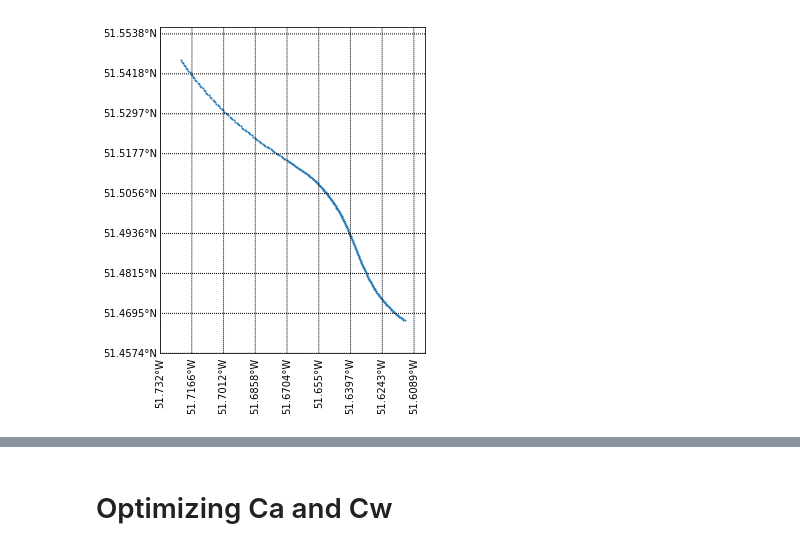
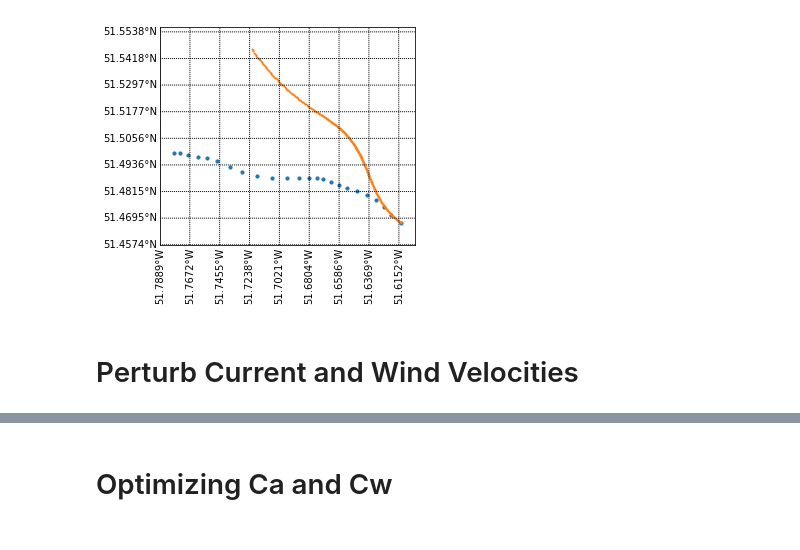
Before and after one commit to jmunroe/IceDEF, a Jupyter notebook: notebooks/ensemble.ipynb, the cells around one changed output, grey strips where cells are left out. Saved outputs shown, nothing was run; the diff lists cells and outputs as text; code cells hidden in the pictures.

Commit message:
added section on perturbing wind and current velocities

```diff
--- a/notebooks/ensemble.ipynb
+++ b/notebooks/ensemble.ipynb
@@ -24,4 +20,6 @@ tc.plot_track(sizes=10)
 # %%
-fig, ax = sim.results.plot(['default'])
+fig, ax = sim.results.plot(['reference', 'default'], sizes=[10, 1])
 # %% [output]
-[figure, old version]
+[figure, new version]
+# %% [markdown]
+# Perturb Current and Wind Velocities
```
Also changed, not shown: parts of 5 cells of this notebook.
